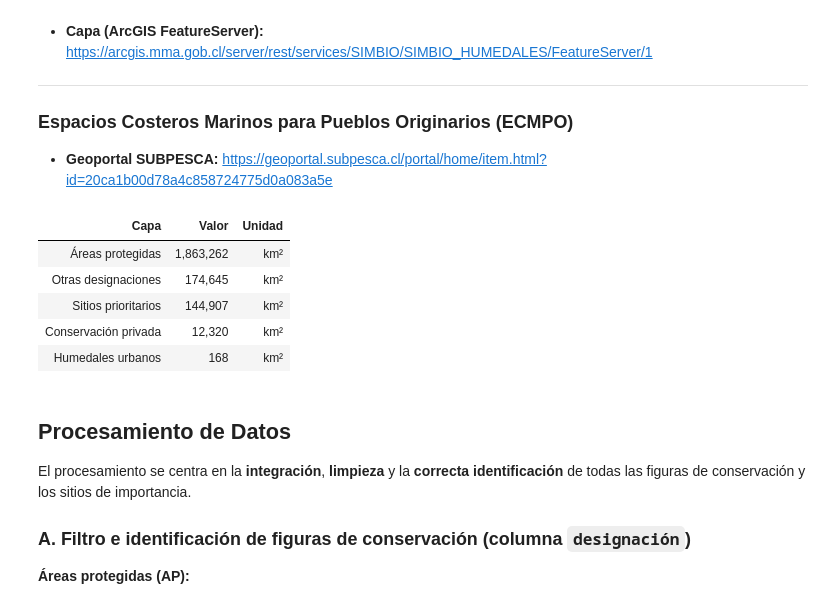
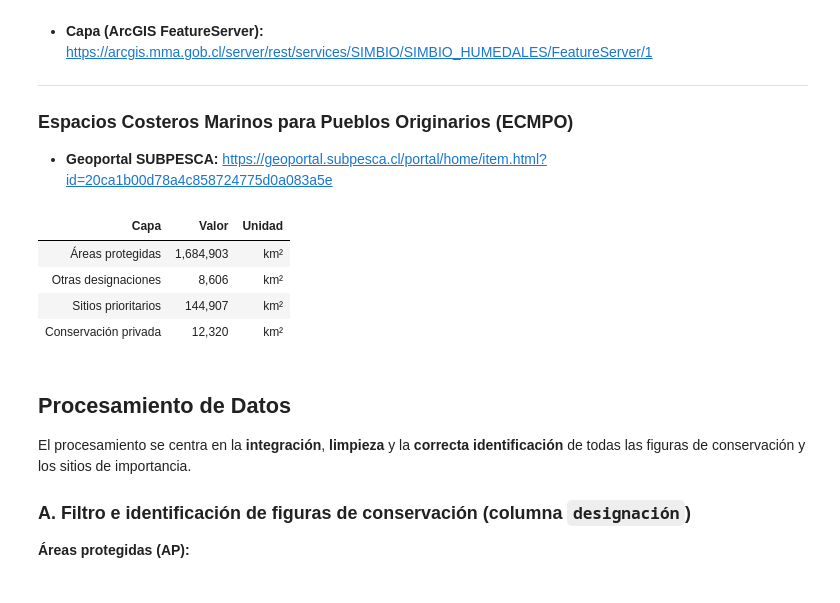
Before and after one commit to IEB-BIODATA/7NR-Indicators, a Jupyter notebook: indicadores/3_1_percentage_protected_area_coverage/3_1_Percentage_protected_area_coverage.ipynb, the cells around one changed output. Cells and saved outputs as stored; diff of their text form; code cells hidden in the pictures.

```diff
--- a/indicadores/3_1_percentage_protected_area_coverage/3_1_Percentage_protected_area_coverage.ipynb
+++ b/indicadores/3_1_percentage_protected_area_coverage/3_1_Percentage_protected_area_coverage.ipynb
@@ -38,7 +39,7 @@ import zipfile
 from IPython.display import Markdown, display
 from pyproj import Geod
 import shapely
-
+import numpy as np
 geod = Geod(ellps="WGS84")
 
 LAYER_AP_URLS = [
@@ -245,7 +246,7 @@ def fetch_arcgis_layer_gdf(layer_url: str, where="1=1", chunk_size=100, out_sr=4
 # -------------------------
 gdfs = [fetch_arcgis_layer_gdf(u, chunk_size=100) for u in LAYER_AP_URLS]
 areas_protegidas_capa_gpd = gpd.GeoDataFrame(gdfs[0], geometry="geometry", crs=gdfs[0].crs)
-areas_protegidas_capa_gpd = areas_protegidas_capa_gpd[areas_protegidas_capa_gpd["designacion"]!="Reserva de la Biófera"]
 otras_designaciones_capa_gpd = gpd.GeoDataFrame(gdfs[1], geometry="geometry", crs=gdfs[1].crs)
+otras_designaciones_capa_gpd = otras_designaciones_capa_gpd[otras_designaciones_capa_gpd["designacion"]!="Reserva de la Biosfera"]
 sitios_prioritarios_capa_gpd = gpd.GeoDataFrame(gdfs[2], geometry="geometry", crs=gdfs[2].crs)
 conservacion_privada_capa_gpd = gpd.GeoDataFrame(gdfs[3], geometry="geometry", crs=gdfs[3].crs)
@@ -271,7 +274,7 @@ conservacion_privada_capa_gpd_area_total_ha = conservacion_privada_capa_gpd["are
 conservacion_privada_capa_gpd_area_total_km2 = conservacion_privada_capa_gpd_area_total_ha / 100
 
 areas_protegidas_total_gpd = gpd.GeoDataFrame(
-    pd.concat([areas_protegidas_capa_gpd,otras_designaciones_capa_gpd,conservacion_privada_capa_gpd], ignore_index=True),
+    pd.concat([areas_protegidas_capa_gpd,otras_designaciones_capa_gpd], ignore_index=True),
     geometry="geometry", crs=gdfs[0].crs)
 
 print("CRS (entrada):", areas_protegidas_total_gpd.crs)
@@ -580,25 +642,23 @@ Disponibles en el visor SIMBIO, categoría **Ecosistemas acuáticos**.
 # %%
 import pandas as pd
 from IPython.display import display, HTML
 
 tabla_areas_fuentes = pd.DataFrame([
     {"Capa":"Áreas protegidas", "Valor": areas_protegidas_total_gpd_area_total_km2, "Unidad": "km²"},
     {"Capa":"Otras designaciones", "Valor": otras_designaciones_capa_gpd_area_total_km2, "Unidad": "km²"},
     {"Capa":"Sitios prioritarios", "Valor": sitios_prioritarios_capa_gpd_area_total_km2, "Unidad": "km²"},
     {"Capa":"Conservación privada", "Valor": conservacion_privada_capa_gpd_area_total_km2, "Unidad": "km²"},
-    {"Capa":"Humedales urbanos", "Valor": humedales_gpd_area_total_km2, "Unidad": "km²"},  # si venía en m²
 ])
 
 tabla_areas_fuentes["Valor"] = tabla_areas_fuentes["Valor"].map(lambda x: f"{x:,.0f}")
 
 display(HTML(tabla_areas_fuentes.to_html(index=False)))
 # %% [output]
 | Capa | Valor | Unidad |
-| Áreas protegidas | 1,863,262 | km² |
-| Otras designaciones | 174,645 | km² |
+| Áreas protegidas | 1,684,903 | km² |
+| Otras designaciones | 8,606 | km² |
 | Sitios prioritarios | 144,907 | km² |
 | Conservación privada | 12,320 | km² |
-| Humedales urbanos | 168 | km² |
 # %% [markdown]
 ## Procesamiento de Datos
 
```
Also changed, not shown: parts of 36 cells of this notebook, 2 other files.
